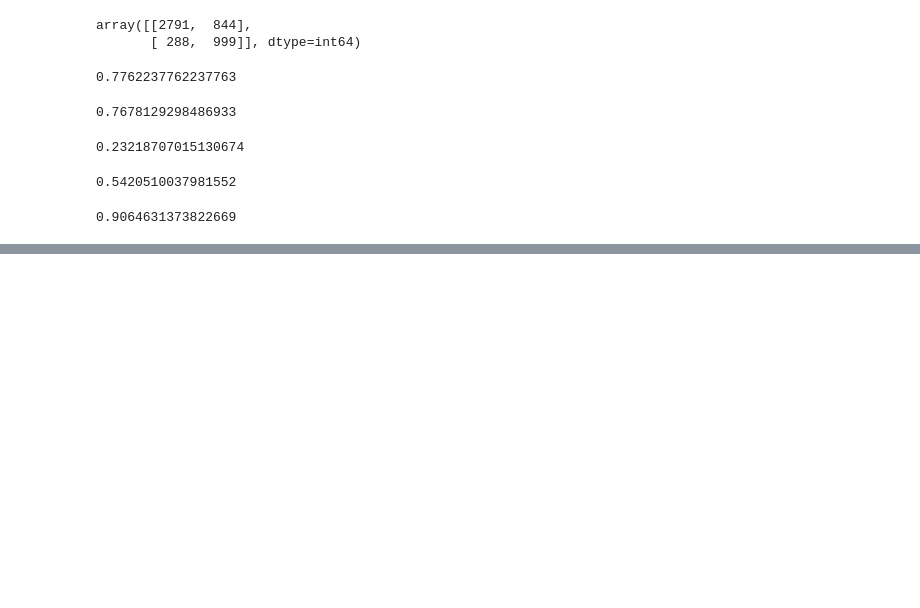
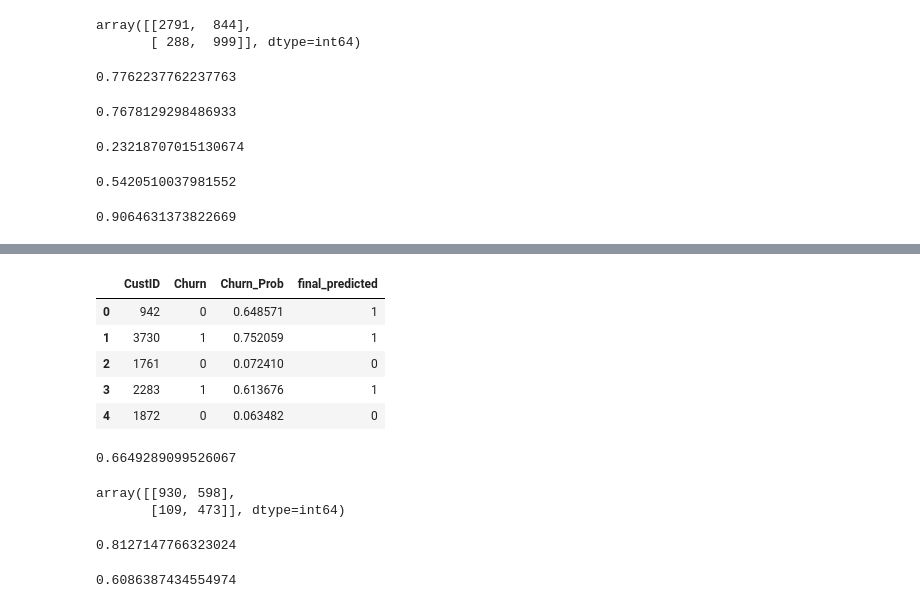
Before and after one commit to Ashik-Mohammed-S/Telecom_Churn_prediction, a Jupyter notebook: Model.ipynb, the cells around one changed output, grey strips where cells are left out. Saved outputs shown, nothing was run; the diff lists cells and outputs as text; code cells hidden in the pictures; blank space fills up the shorter version.

```diff
--- a/Model.ipynb
+++ b/Model.ipynb
@@ -906,0 +1018,3 @@ print (TN / float(TN+ FN))
+# %%
+# Appending y_test_df and y_pred_1
+y_pred_final = pd.concat([y_test_df, y_pred_1],axis=1)
@@ -906,0 +1030,6 @@ print (TN / float(TN+ FN))
+# %%
+# Renaming the column
+y_pred_final= y_pred_final.rename(columns={ 0 : 'Churn_Prob'})
+# %%
+# Rearranging the columns
+y_pred_final = y_pred_final[['CustID','Churn','Churn_Prob']]
@@ -906,0 +1046,22 @@ print (TN / float(TN+ FN))
+# %%
+y_pred_final['final_predicted'] = y_pred_final.Churn_Prob.map(lambda x: 1 if x > 0.42 else 0)
+# %%
+y_pred_final.head()
+# %% [output]
+|  | CustID | Churn | Churn_Prob | final_predicted |
+| 0 | 942 | 0 | 0.648571 | 1 |
+| 1 | 3730 | 1 | 0.752059 | 1 |
+| 2 | 1761 | 0 | 0.072410 | 0 |
+| 3 | 2283 | 1 | 0.613676 | 1 |
+| 4 | 1872 | 0 | 0.063482 | 0 |
+# %%
+# Let's check the overall accuracy.
+metrics.accuracy_score(y_pred_final.Churn, y_pred_final.final_predicted)
+# %% [output]
+0.6649289099526067
+# %%
+confusion2 = metrics.confusion_matrix(y_pred_final.Churn, y_pred_final.final_predicted )
+confusion2
+# %% [output]
+array([[930, 598],
+       [109, 473]], dtype=int64)
@@ -906,0 +1073,10 @@ print (TN / float(TN+ FN))
+# %%
+# Let's see the sensitivity of our logistic regression model
+TP / float(TP+FN)
+# %% [output]
+0.8127147766323024
+# %%
+# Let us calculate specificity
+TN / float(TN+FP)
+# %% [output]
+0.6086387434554974
```
Also changed, not shown: parts of 25 cells of this notebook.
